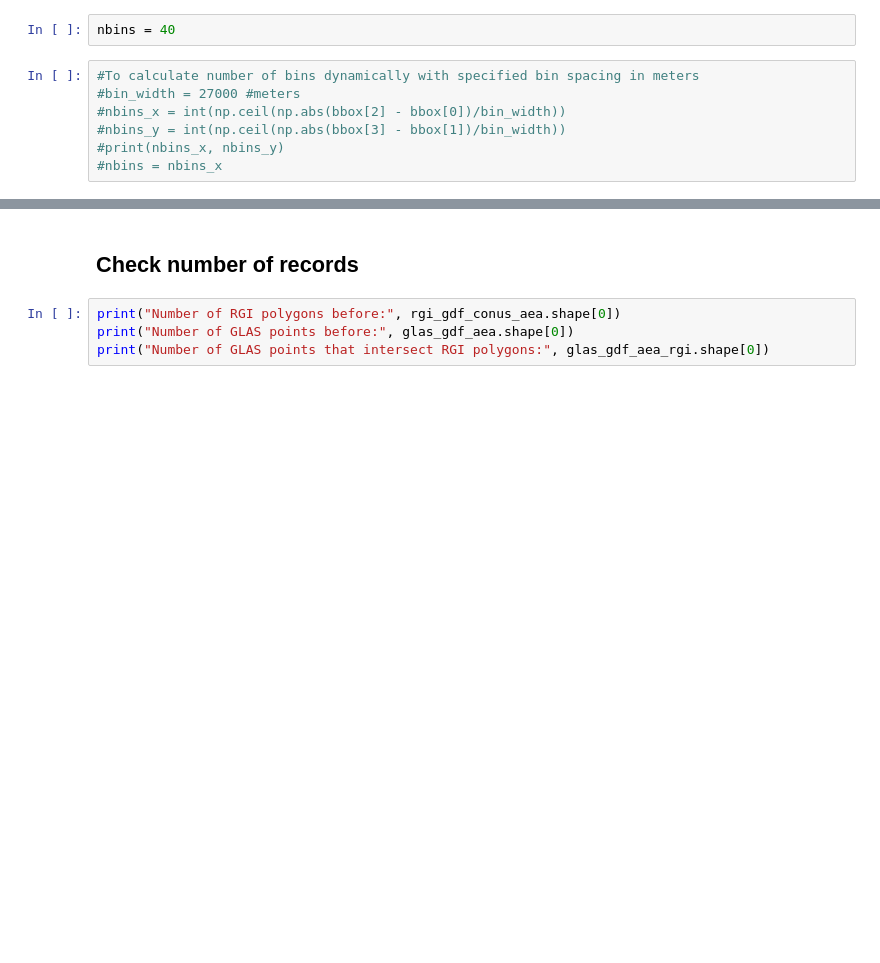
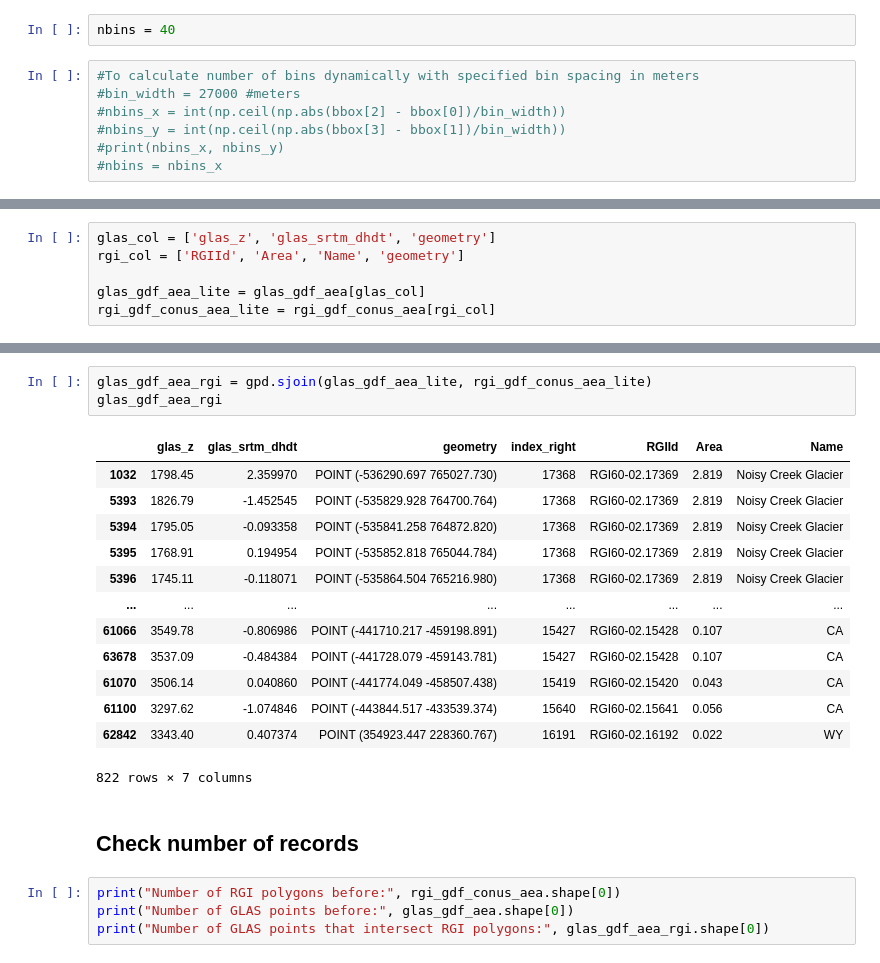
Before and after one commit to ICESAT-2HackWeek/geospatial-analysis, a Jupyter notebook: shean_ICESat-2_hackweek_tutorial_GeospatialAnalysis.ipynb, the cells around one changed output, grey strips where cells are left out. Cells and saved outputs as stored; diff of their text form; blank space fills up the shorter version.

```diff
--- a/shean_ICESat-2_hackweek_tutorial_GeospatialAnalysis.ipynb
+++ b/shean_ICESat-2_hackweek_tutorial_GeospatialAnalysis.ipynb
@@ -663,0 +1175,6 @@ glas_gdf_aea_rgi.head()
+# %%
+glas_col = ['glas_z', 'glas_srtm_dhdt', 'geometry']
+rgi_col = ['RGIId', 'Area', 'Name', 'geometry']
+
+glas_gdf_aea_lite = glas_gdf_aea[glas_col]
+rgi_gdf_conus_aea_lite = rgi_gdf_conus_aea[rgi_col]
@@ -664,3 +1186,20 @@ glas_gdf_aea_rgi.head()
+# %%
+glas_gdf_aea_rgi = gpd.sjoin(glas_gdf_aea_lite, rgi_gdf_conus_aea_lite)
+glas_gdf_aea_rgi
+# %% [output]
+|  | glas_z | glas_srtm_dhdt | geometry | index_right | RGIId | Area | Name |
+| 1032 | 1798.45 | 2.359970 | POINT (-536290.697 765027.730) | 17368 | RGI60-02.17369 | 2.819 | Noisy Creek Glacier |
+| 5393 | 1826.79 | -1.452545 | POINT (-535829.928 764700.764) | 17368 | RGI60-02.17369 | 2.819 | Noisy Creek Glacier |
+| 5394 | 1795.05 | -0.093358 | POINT (-535841.258 764872.820) | 17368 | RGI60-02.17369 | 2.819 | Noisy Creek Glacier |
+| 5395 | 1768.91 | 0.194954 | POINT (-535852.818 765044.784) | 17368 | RGI60-02.17369 | 2.819 | Noisy Creek Glacier |
+| 5396 | 1745.11 | -0.118071 | POINT (-535864.504 765216.980) | 17368 | RGI60-02.17369 | 2.819 | Noisy Creek Glacier |
+| ... | ... | ... | ... | ... | ... | ... | ... |
+| 61066 | 3549.78 | -0.806986 | POINT (-441710.217 -459198.891) | 15427 | RGI60-02.15428 | 0.107 | CA |
+| 63678 | 3537.09 | -0.484384 | POINT (-441728.079 -459143.781) | 15427 | RGI60-02.15428 | 0.107 | CA |
+| 61070 | 3506.14 | 0.040860 | POINT (-441774.049 -458507.438) | 15419 | RGI60-02.15420 | 0.043 | CA |
+| 61100 | 3297.62 | -1.074846 | POINT (-443844.517 -433539.374) | 15640 | RGI60-02.15641 | 0.056 | CA |
+| 62842 | 3343.40 | 0.407374 | POINT (354923.447 228360.767) | 16191 | RGI60-02.16192 | 0.022 | WY |
+822 rows × 7 columns
 # %% [markdown]
 ## Check number of records
 # %%
```
Also changed, not shown: parts of 337 cells of this notebook.
